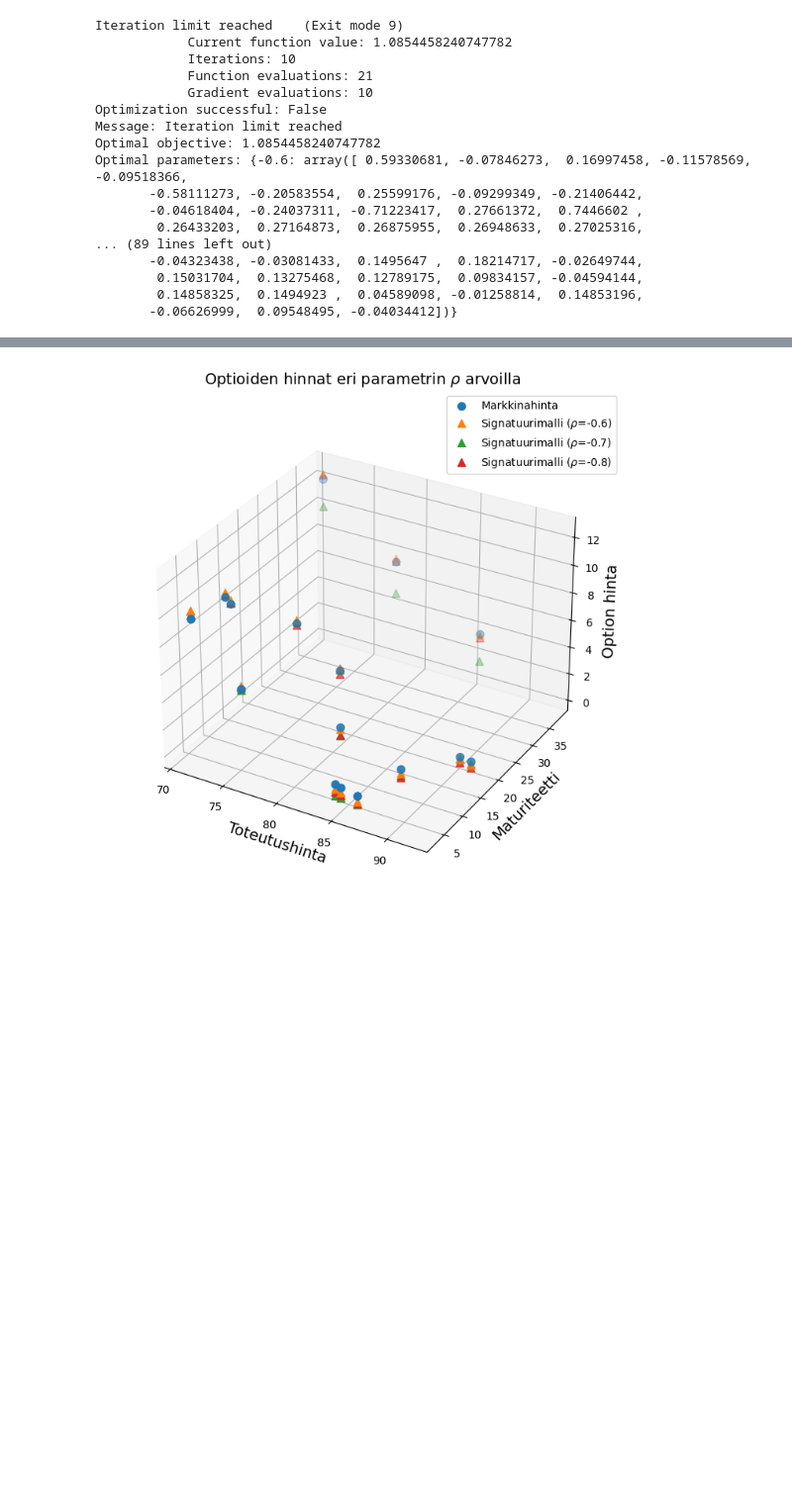
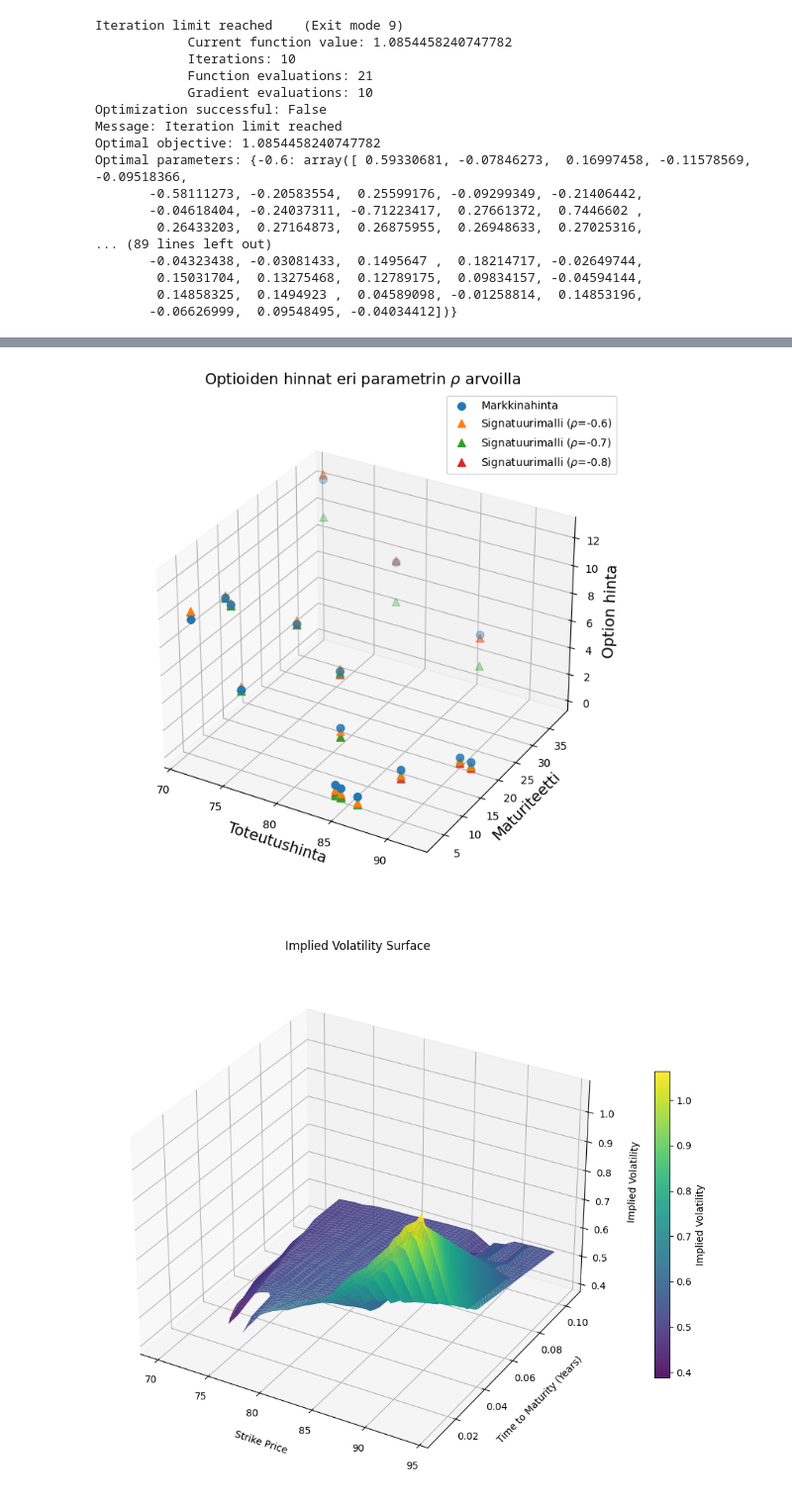
Before and after one commit to OtsoHelminen/SignatureModels, a Jupyter notebook: SigRegress.ipynb, the cells around one changed output, grey strips where cells are left out. Shown at 99% size. Drawn from its saved outputs; the diff is of its cells as text; code cells hidden in the pictures; blank space fills up the shorter version.

Commit message:
add BS iv surfaces

```diff
--- a/SigRegress.ipynb
+++ b/SigRegress.ipynb
@@ -639,7 +642,7 @@ for t in maturities:
 
 # Alustetaan tarvittavat simulaatiokomponentit testaukselle
 SEED = 2026201111523
-N = 100000
+N = 10000
 
 rng = np.random.default_rng(SEED)
 sig_size = iisignature.siglength(2, M) + 1
@@ -1035,4 +1038,4 @@ fig.subplots_adjust(
 
 plt.show()
 # %% [output]
-[figure, old version]
+[figure, new version]
@@ -1038,0 +1070,58 @@ plt.show()
+# %%
+iv_data = data.copy()
+iv_data["time_to_maturity"] = iv_data["time_to_maturity"] / 365
+
+iv_data['implied_volatility'] = iv_data.apply(
+    lambda row: implied_volatility(
+        s0=S0,
+        r=0,
+        t=row["time_to_maturity"],
+        k=row["strike"],
+        market_price=row["mid"]
+    ),
+    axis=1
+)
+# %%
+strikes = iv_data["strike"].values
+maturities = iv_data["time_to_maturity"].values
+vols = iv_data["implied_volatility"].values
+
+# Create a grid
+strike_grid = np.linspace(strikes.min(), strikes.max(), 50)
+maturity_grid = np.linspace(maturities.min(), maturities.max(), 50)
+
+X, Y = np.meshgrid(strike_grid, maturity_grid)
+
+# Interpolate implied volatilities onto the grid
+Z = griddata(
+    (strikes, maturities),
+    vols,
+    (X, Y),
+    method='linear'
+)
+
+# Create 3D surface plot
+fig = plt.figure(figsize=(12, 8))
+ax = fig.add_subplot(111, projection='3d')
+
+surface = ax.plot_surface(
+    X, Y, Z,
+    cmap='viridis',
+    edgecolor='none',
+    alpha=0.9
+)
+
+# Labels
+ax.set_xlabel('Strike Price', labelpad=10)
+ax.set_ylabel('Time to Maturity (Years)', labelpad=10)
+ax.set_zlabel('Implied Volatility', labelpad=10)
+
+ax.set_title('Implied Volatility Surface', pad=20)
+
+# Colorbar
+fig.colorbar(surface, ax=ax, shrink=0.6, label='Implied Volatility')
+
+plt.tight_layout()
+plt.show()
+# %% [output]
+[figure, added]
```
Also changed, not shown: parts of 5 cells of this notebook.
